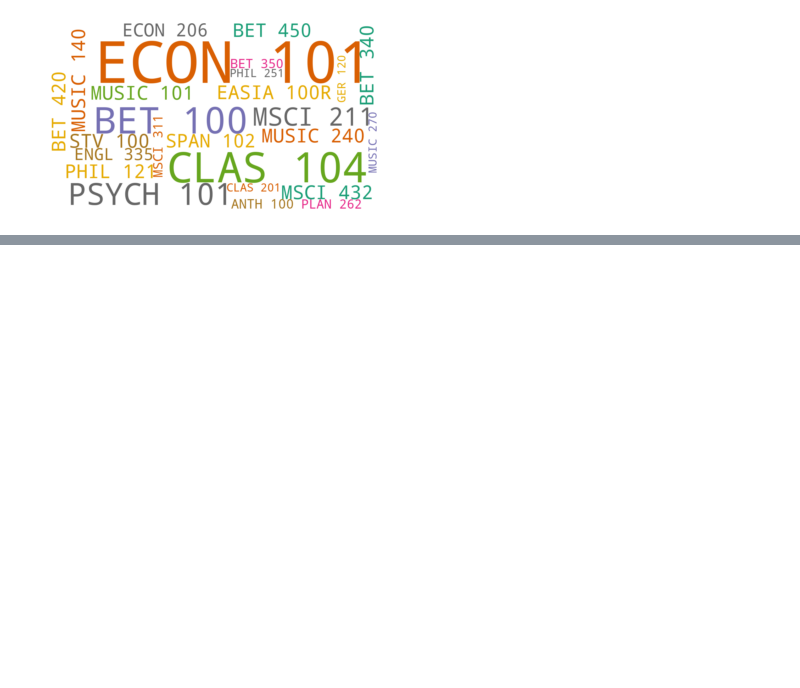
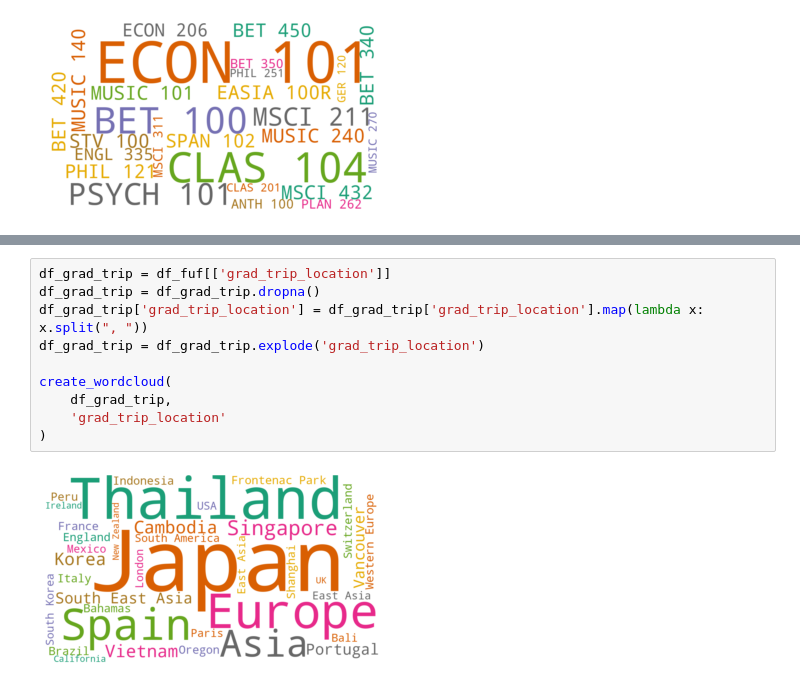
Before and after one commit to Nguyen-Kha/SYDE2023_Class_Profile, a Jupyter notebook: graph_generation/wordclouds.ipynb, the cells around one changed output, grey strips where cells are left out. Drawn from its saved outputs; the diff is of its cells as text; blank space fills up the shorter version.

```diff
--- a/graph_generation/wordclouds.ipynb
+++ b/graph_generation/wordclouds.ipynb
@@ -146,0 +193,12 @@ for course in course_list:
+# %%
+df_grad_trip = df_fuf[['grad_trip_location']]
+df_grad_trip = df_grad_trip.dropna()
+df_grad_trip['grad_trip_location'] = df_grad_trip['grad_trip_location'].map(lambda x: x.split(", "))
+df_grad_trip = df_grad_trip.explode('grad_trip_location')
+
+create_wordcloud(
+    df_grad_trip,
+    'grad_trip_location'
+)
+# %% [output]
+[figure, added]
```
Also changed, not shown: parts of 9 cells of this notebook, 1 other file.
